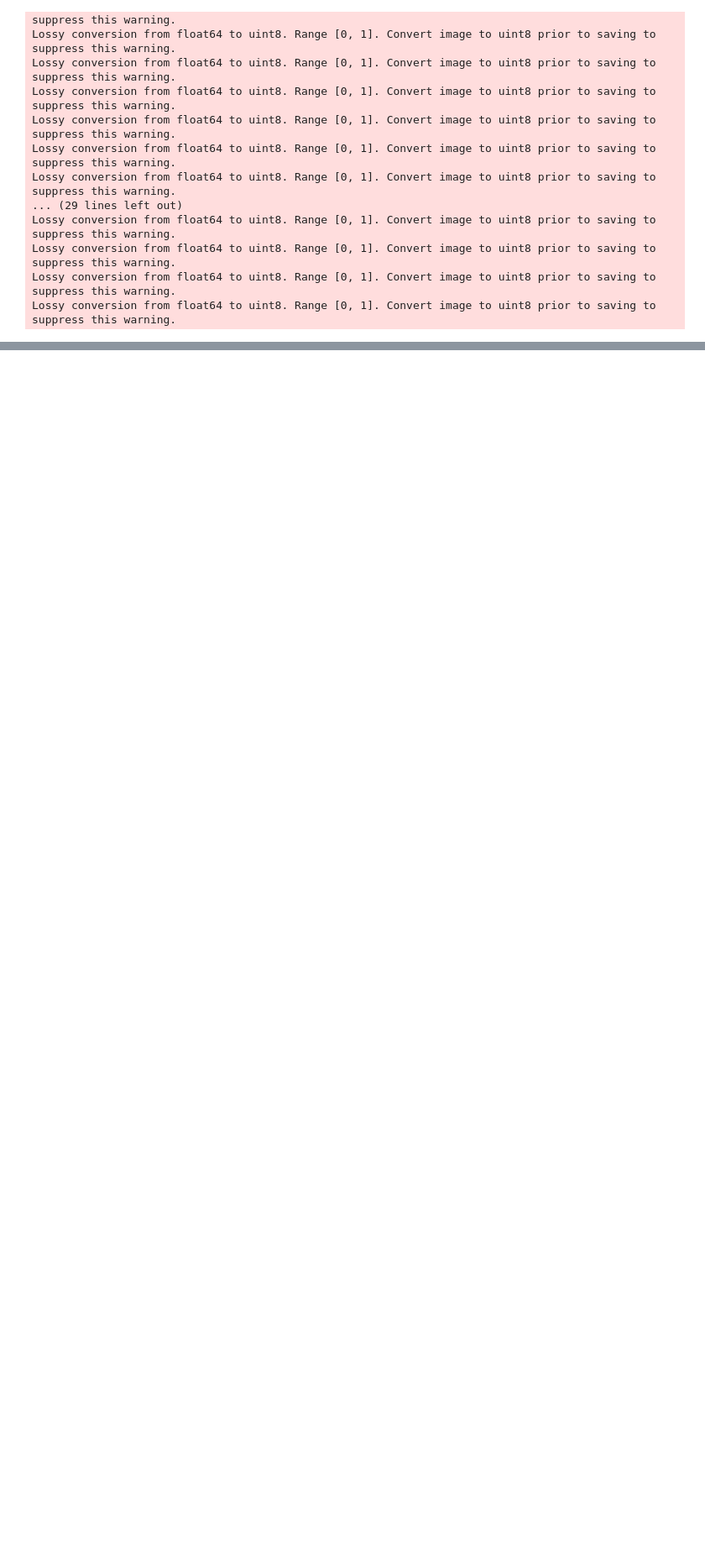
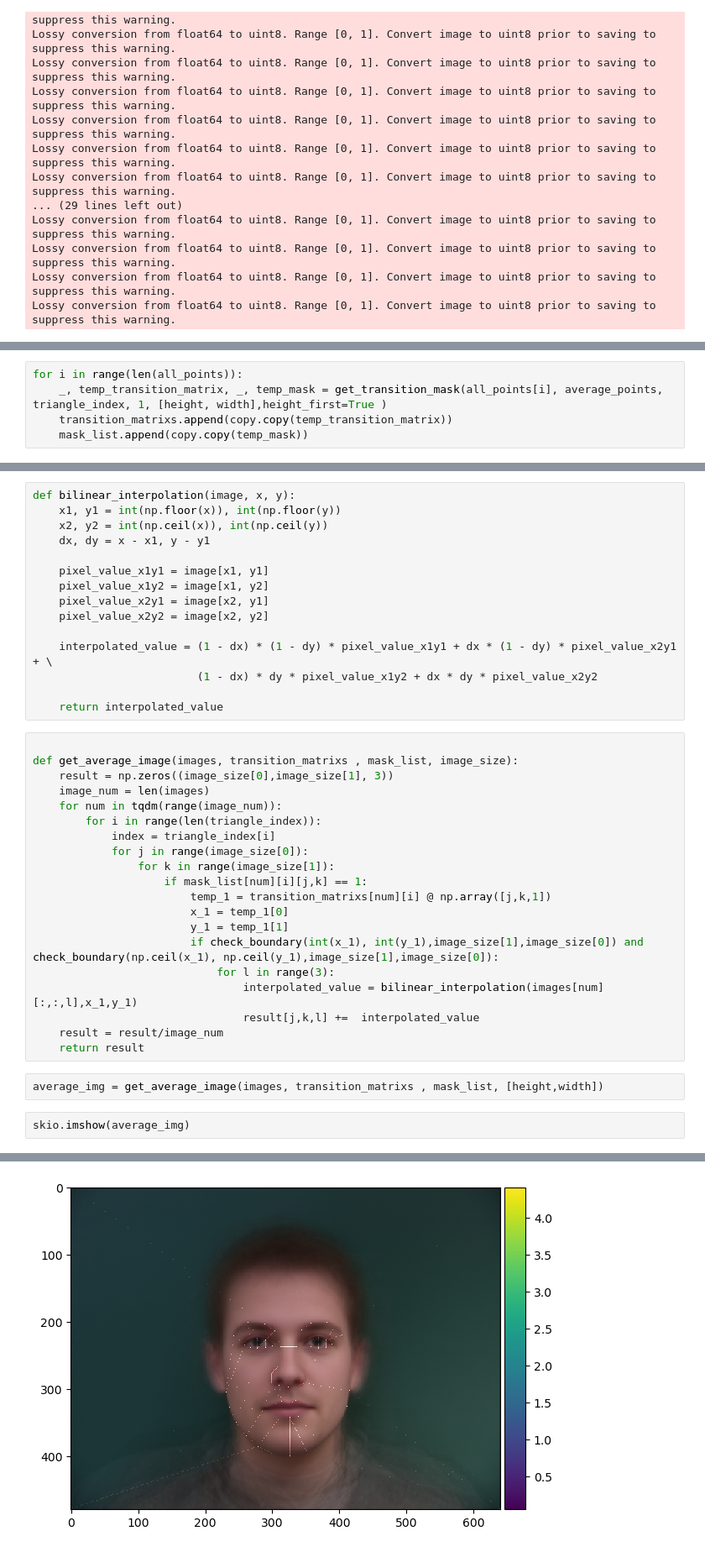
Before and after one commit to RichZhou1999/cs280_hw3, a Jupyter notebook: combine.ipynb, the cells around one changed output, grey strips where cells are left out. Shown: that part at 84% size. Saved outputs shown, nothing was run; the diff lists cells and outputs as text; blank space fills up the shorter version.

```diff
--- a/combine.ipynb
+++ b/combine.ipynb
@@ -207,0 +301,5 @@ Lossy conversion from float64 to uint8. Range [0, 1]. Convert image to uint8 pri
+# %%
+for i in range(len(all_points)):
+    _, temp_transition_matrix, _, temp_mask = get_transition_mask(all_points[i], average_points, triangle_index, 1, [height, width],height_first=True )
+    transition_matrixs.append(copy.copy(temp_transition_matrix))
+    mask_list.append(copy.copy(temp_mask))
@@ -207,0 +328,40 @@ Lossy conversion from float64 to uint8. Range [0, 1]. Convert image to uint8 pri
+# %%
+def bilinear_interpolation(image, x, y):
+    x1, y1 = int(np.floor(x)), int(np.floor(y))
+    x2, y2 = int(np.ceil(x)), int(np.ceil(y))
+    dx, dy = x - x1, y - y1
+
+    pixel_value_x1y1 = image[x1, y1]
+    pixel_value_x1y2 = image[x1, y2]
+    pixel_value_x2y1 = image[x2, y1]
+    pixel_value_x2y2 = image[x2, y2]
+
+    interpolated_value = (1 - dx) * (1 - dy) * pixel_value_x1y1 + dx * (1 - dy) * pixel_value_x2y1 + \
+                         (1 - dx) * dy * pixel_value_x1y2 + dx * dy * pixel_value_x2y2
+
+    return interpolated_value
+# %%
+
+def get_average_image(images, transition_matrixs , mask_list, image_size):
+    result = np.zeros((image_size[0],image_size[1], 3))
+    image_num = len(images)
+    for num in tqdm(range(image_num)):
+        for i in range(len(triangle_index)):
+            index = triangle_index[i]
+            for j in range(image_size[0]):
+                for k in range(image_size[1]):
+                    if mask_list[num][i][j,k] == 1:
+                        temp_1 = transition_matrixs[num][i] @ np.array([j,k,1])
+                        x_1 = temp_1[0]
+                        y_1 = temp_1[1]
+                        if check_boundary(int(x_1), int(y_1),image_size[1],image_size[0]) and check_boundary(np.ceil(x_1), np.ceil(y_1),image_size[1],image_size[0]):
+                            for l in range(3):
+                                interpolated_value = bilinear_interpolation(images[num][:,:,l],x_1,y_1)
+                                result[j,k,l] +=  interpolated_value
+    result = result/image_num
+    return result
+# %%
+average_img = get_average_image(images, transition_matrixs , mask_list, [height,width])
+# %%
+skio.imshow(average_img)
+# %% [output]
@@ -207,0 +370 @@ Lossy conversion from float64 to uint8. Range [0, 1]. Convert image to uint8 pri
+[figure, added]
```
Also changed, not shown: parts of 22 cells of this notebook, 2 other files.
